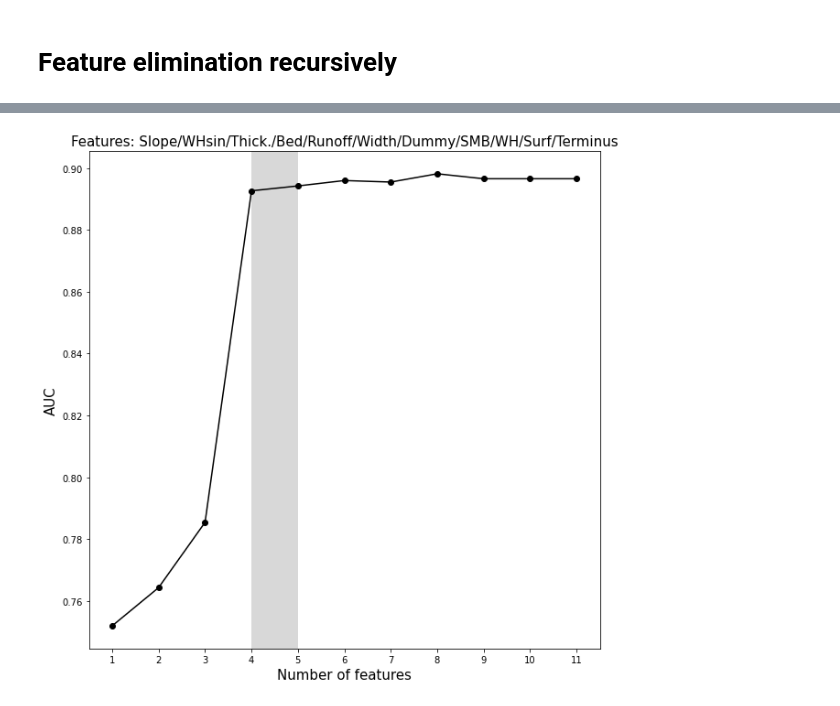
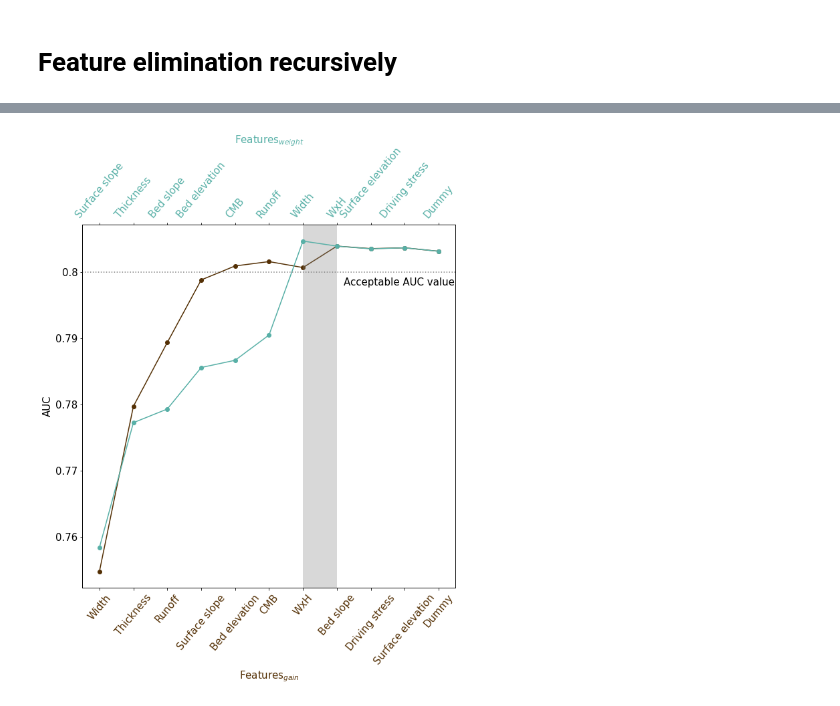
Before and after one commit to Colinebouch/glacier_ML, a Jupyter notebook: Code_clean/machine_learning/Feature_importances_elimination/feature_imp_elimination.ipynb, the cells around one changed output, grey strips where cells are left out. Saved outputs shown, nothing was run; the diff lists cells and outputs as text; code cells hidden in the pictures.

Commit message:
Modification of the dataset to include surface/bed slope that changed the results Polish the out figures

```diff
--- a/Code_clean/machine_learning/Feature_importances_elimination/feature_imp_elimination.ipynb
+++ b/Code_clean/machine_learning/Feature_importances_elimination/feature_imp_elimination.ipynb
@@ -65,7 +65,7 @@ df_main.drop(df_main[df_main['Surge']==1].index, inplace = True)
 df = df_main.drop(columns = ['x', 'y', 'BgnDate', 'EndDate', 'CenLon', 'CenLat', 'Area',
        'Zmin', 'Zmax', 'Zmed', 'Aspect', 'Lmax', 'Status', 'Connect',
        'Form', 'Linkages', 'Name', 'check_geom', 'geometry', 'ELA', 'beta',
-        'Bed_slope', 'Surface_slope', 'cmb'])
+        'Slope', 'TermType', 'cmb'])
 df.dropna(how='any', inplace=True)
 df
 # %% [output]
@@ -335,5 +379,5 @@ Confusion matrix, without normalization
 # %% [markdown]
 # Feature elimination recursively
 # %%
-xgb = xgboost.XGBClassifier(**params)
-xgb.fit(train, train_labels)
+#xgb = xgboost.XGBClassifier(**params)
+#xgb.fit(train, train_labels)
@@ -414,0 +398,6 @@ AUC
+# %%
+gain=xgb.get_score(importance_type = 'gain')
+weight=xgb.get_score(importance_type = 'weight')
+# %%
+features_gain   = list(dict(sorted(gain.items(), key=lambda item: item[1], reverse=True)).keys())
+features_weight = list(dict(sorted(weight.items(), key=lambda item: item[1], reverse=True)).keys())
@@ -415,14 +490,50 @@ AUC
 # %%
 nb_features = np.arange(1, 12, 1)
 
-fig, ax = plt.subplots(figsize=(10, 10))
-ax.plot(nb_features, AUC, color='k', marker='o')
+fig = plt.figure(figsize=(10, 10))
+ax1 = fig.add_subplot(111)
+ax2 = ax1.twiny()
+ax1.plot(nb_features, AUC_gain, color=cmap(0), marker='o')
+ax2.plot(nb_features, AUC_weight, color=cmap(0.75), marker='o')
 # plt.axvline(x=4, color='grey', linestyle='-')
-plt.axvspan(4, 5, facecolor='grey', alpha=0.3)
-ax.set_ylabel('AUC', fontsize=15)
-ax.set_xlabel('Number of features', fontsize=15)
-ax.set_xticks(nb_features)
-ax.set_title('Features: Slope/WHsin/Thick./Bed/Runoff/Width/Dummy/SMB/WH/Surf/Terminus', fontsize=15)
+plt.axvspan(7, 8, facecolor='grey', alpha=0.3)
+plt.axhline(0.8, color='grey', linestyle=':')
+ax1.set_ylabel('AUC', fontsize=15)
+ax1.set_yticklabels([0.75, 0.76, 0.77, 0.78, 0.79, 0.8], fontsize=15)
+ax1.set_xlabel('Features$_{gain}$', fontsize=15, color=cmap(0))
+ax2.set_xlabel('Features$_{weight}$', fontsize=15, color=cmap(0.75))
+plt.text(8.2, 0.798, 'Acceptable AUC value', fontsize=15)
+x = [1, 2, 3, 4, 5, 6, 7, 8, 9, 10, 11]
+labels_gain = ['Width',
+ 'Thickness',
+ 'Runoff',
+ 'Surface slope',
+ 'Bed elevation',
+ 'CMB',
+ 'WxH',
+ 'Bed slope',
+ 'Driving stress',
+ 'Surface elevation',
+ 'Dummy']
+labels_weight = ['Surface slope',
+ 'Thickness',
+ 'Bed slope',
+ 'Bed elevation',
+ 'CMB',
+ 'Runoff',
+ 'Width',
+ 'WxH',
+ 'Surface elevation',
+ 'Driving stress',
+ 'Dummy']
+
+ax1.set_xticks(x)
+ax2.set_xticks(x)
+ax1.set_xticklabels(labels_gain, rotation=50, color=cmap(0), fontsize=15)
+ax2.set_xticklabels(labels_weight, rotation=50, color=cmap(0.75), fontsize=15)
+#plt.xticks(x, labels_gain)
+#ax.set_xticklabels(labels, rotation=50)
+#ax.set_title('Features: Slope/WHsin/Thick./Bed/Runoff/Width/Dummy/SMB/WH/Surf/Terminus', fontsize=15)
 plt.savefig('/home/colili/Documents/PhD/project_john/Figure_produced/Raw/feature_elimination.pdf', bbox_inches='tight')
 # %% [output]
-[figure, old version]
+[figure, new version]
```
Also changed, not shown: parts of 21 cells of this notebook, 9 other files.
